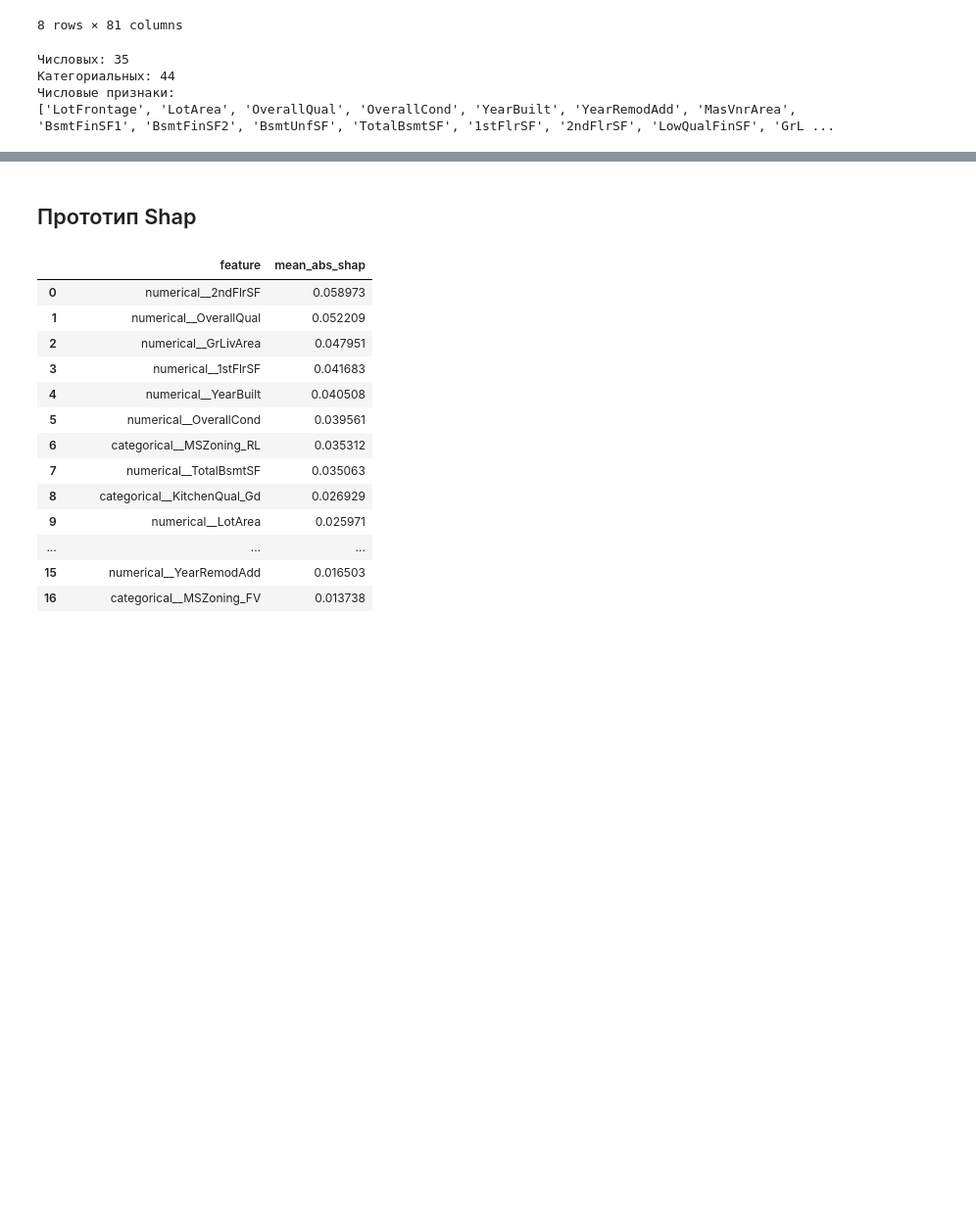
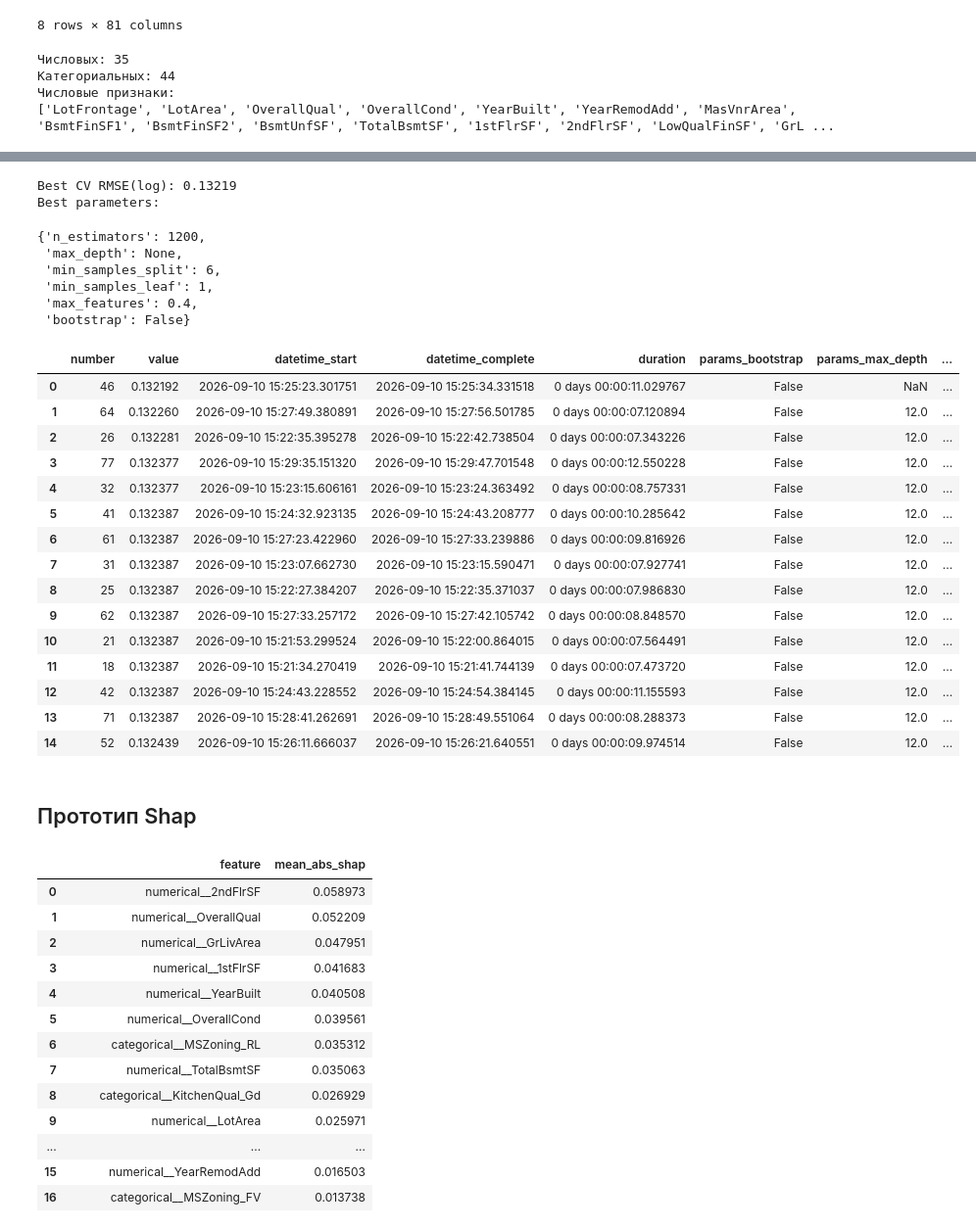
Before and after one commit to AntonUkhabin/House_Prices_Kaggle, a Jupyter notebook: draft.ipynb, the cells around one changed output, grey strips where cells are left out. Shown at 98% size. Saved outputs shown, nothing was run; the diff lists cells and outputs as text; code cells hidden in the pictures; blank space fills up the shorter version.

Commit message:
Final RF Optuna

```diff
--- a/draft.ipynb
+++ b/draft.ipynb
@@ -167,0 +189,14 @@ MSSubClass pipeline: categorical
+# %%
+import optuna
+import nbformat
+
+print(f'nbformat: {nbformat.__version__}')
+
+study_rf = optuna.load_study(
+    study_name='random_forest_selected_features',
+    storage='sqlite:///outputs/optuna/random_forest.db',
+)
+
+print(f'Loaded trials: {len(study_rf.trials)}')
+print(f'Best CV RMSE(log): {study_rf.best_value:.5f}')
+print(study_rf.best_params)
@@ -167,0 +208,12 @@ MSSubClass pipeline: categorical
+# %%
+sampler = optuna.samplers.TPESampler(seed=config.general.seed)
+
+study_rf = optuna.create_study(
+    study_name='random_forest_selected_features',
+    storage='sqlite:///outputs/optuna/random_forest.db',
+    direction='minimize',
+    sampler=sampler,
+    load_if_exists=True,
+)
+
+study_rf.optimize(objective_rf, n_trials=80, n_jobs=1, show_progress_bar=True)
@@ -167,0 +234,35 @@ MSSubClass pipeline: categorical
+# %%
+print(f'Best CV RMSE(log): {study_rf.best_value:.5f}')
+print('Best parameters:')
+display(study_rf.best_params)
+
+rf_trials_df = study_rf.trials_dataframe()
+rf_trials_df = rf_trials_df[rf_trials_df['state'] == 'COMPLETE']
+rf_trials_df = rf_trials_df.sort_values('value').reset_index(drop=True)
+
+display(rf_trials_df.head(15))
+# %% [output]
+Best CV RMSE(log): 0.13219
+Best parameters:
+{'n_estimators': 1200,
+ 'max_depth': None,
+ 'min_samples_split': 6,
+ 'min_samples_leaf': 1,
+ 'max_features': 0.4,
+ 'bootstrap': False}
+|  | number | value | datetime_start | datetime_complete | duration | params_bootstrap | params_max_depth | ... |
+| 0 | 46 | 0.132192 | 2026-09-10 15:25:23.301751 | 2026-09-10 15:25:34.331518 | 0 days 00:00:11.029767 | False | NaN | ... |
+| 1 | 64 | 0.132260 | 2026-09-10 15:27:49.380891 | 2026-09-10 15:27:56.501785 | 0 days 00:00:07.120894 | False | 12.0 | ... |
+| 2 | 26 | 0.132281 | 2026-09-10 15:22:35.395278 | 2026-09-10 15:22:42.738504 | 0 days 00:00:07.343226 | False | 12.0 | ... |
+| 3 | 77 | 0.132377 | 2026-09-10 15:29:35.151320 | 2026-09-10 15:29:47.701548 | 0 days 00:00:12.550228 | False | 12.0 | ... |
+| 4 | 32 | 0.132377 | 2026-09-10 15:23:15.606161 | 2026-09-10 15:23:24.363492 | 0 days 00:00:08.757331 | False | 12.0 | ... |
+| 5 | 41 | 0.132387 | 2026-09-10 15:24:32.923135 | 2026-09-10 15:24:43.208777 | 0 days 00:00:10.285642 | False | 12.0 | ... |
+| 6 | 61 | 0.132387 | 2026-09-10 15:27:23.422960 | 2026-09-10 15:27:33.239886 | 0 days 00:00:09.816926 | False | 12.0 | ... |
+| 7 | 31 | 0.132387 | 2026-09-10 15:23:07.662730 | 2026-09-10 15:23:15.590471 | 0 days 00:00:07.927741 | False | 12.0 | ... |
+| 8 | 25 | 0.132387 | 2026-09-10 15:22:27.384207 | 2026-09-10 15:22:35.371037 | 0 days 00:00:07.986830 | False | 12.0 | ... |
+| 9 | 62 | 0.132387 | 2026-09-10 15:27:33.257172 | 2026-09-10 15:27:42.105742 | 0 days 00:00:08.848570 | False | 12.0 | ... |
+| 10 | 21 | 0.132387 | 2026-09-10 15:21:53.299524 | 2026-09-10 15:22:00.864015 | 0 days 00:00:07.564491 | False | 12.0 | ... |
+| 11 | 18 | 0.132387 | 2026-09-10 15:21:34.270419 | 2026-09-10 15:21:41.744139 | 0 days 00:00:07.473720 | False | 12.0 | ... |
+| 12 | 42 | 0.132387 | 2026-09-10 15:24:43.228552 | 2026-09-10 15:24:54.384145 | 0 days 00:00:11.155593 | False | 12.0 | ... |
+| 13 | 71 | 0.132387 | 2026-09-10 15:28:41.262691 | 2026-09-10 15:28:49.551064 | 0 days 00:00:08.288373 | False | 12.0 | ... |
+| 14 | 52 | 0.132439 | 2026-09-10 15:26:11.666037 | 2026-09-10 15:26:21.640551 | 0 days 00:00:09.974514 | False | 12.0 | ... |
```
Also changed, not shown: parts of 10 cells of this notebook, 2 other files.
